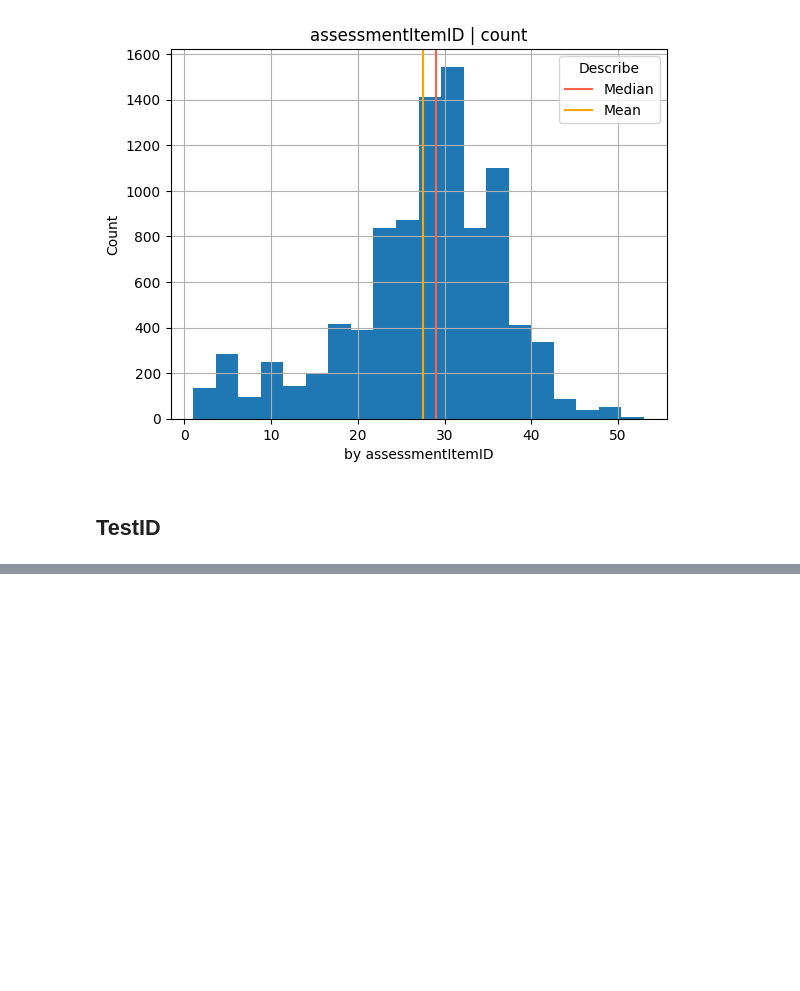
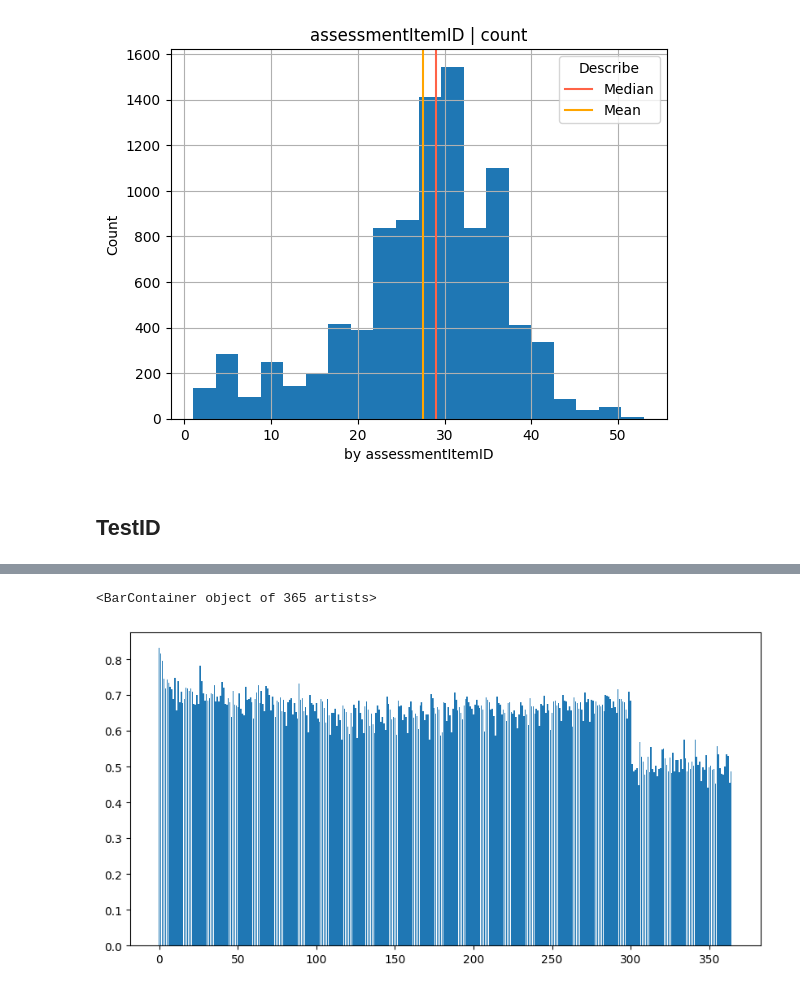
Before and after one commit to boostcampaitech4lv23recsys2/level2_dkt_recsys-level2-recsys-08, a Jupyter notebook: EDA/EDA_juj.ipynb, the cells around one changed output, grey strips where cells are left out. Drawn from its saved outputs; the diff is of its cells as text; code cells hidden in the pictures; blank space fills up the shorter version.

```diff
--- a/EDA/EDA_juj.ipynb
+++ b/EDA/EDA_juj.ipynb
@@ -253,0 +296,15 @@ draw_group(assessment_group_test,"userID")
+# %%
+df = pd.concat([train,test[test['answerCode']>-1]]).reset_index(drop = True)
+# %%
+def add_date(data):
+    data['year'] = data['Timestamp'].apply(lambda x : x.year)
+    data['month'] = data['Timestamp'].apply(lambda x : x.month)
+    data['day'] = data['Timestamp'].apply(lambda x : x.day)
+    date_answer_rate = data.groupby(['year','month','day']).agg({'answerCode':percentile}).reset_index()
+    date_answer_rate.columns = ['year','month','day','date_answer_rate']
+    data = data.merge(date_answer_rate,how = 'left',on = ['year','month','day'])
+    return data
+# %%
+df = add_date(df)
+# %%
+date_group = df.groupby(['day']).agg({'answerCode':percentile,'assessmentItemID':'count'}).reset_index()
@@ -253,0 +331,7 @@ draw_group(assessment_group_test,"userID")
+# %%
+fig,ax = plt.subplots( figsize = (10,5))
+index = np.arange(date_group.shape[0])
+ax.bar(index, date_group['answerCode'])
+# %% [output]
+<BarContainer object of 365 artists>
+[figure, added]
```
Also changed, not shown: parts of 27 cells of this notebook, 12 other files.
